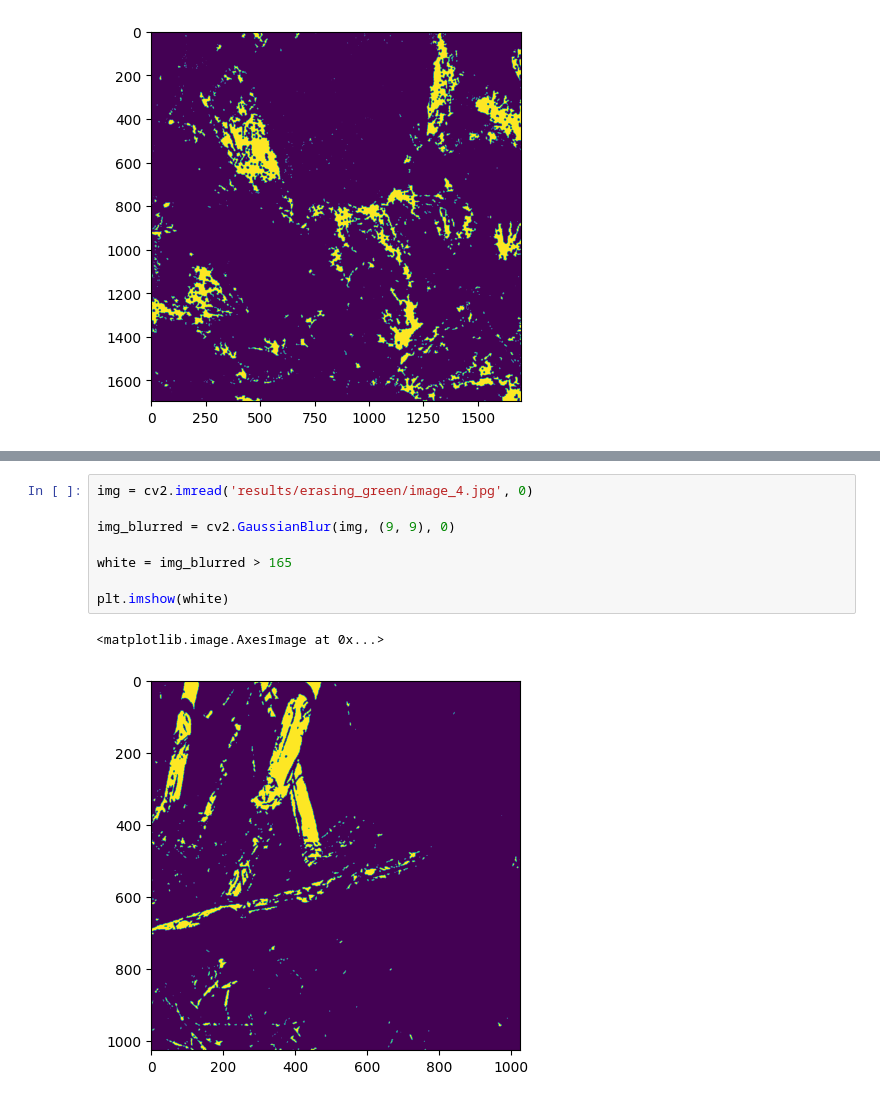
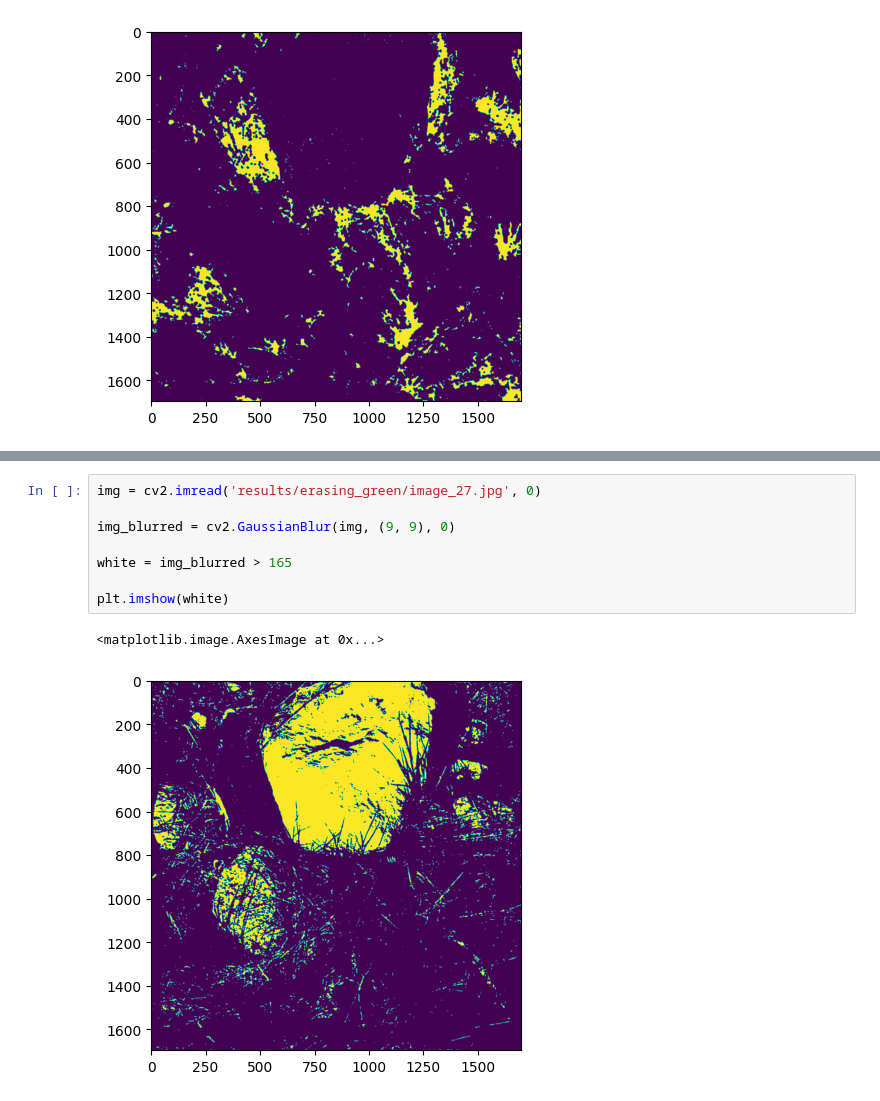
Before and after one commit to dustydells/mtech_reu_plants, a Jupyter notebook: segment_rocks.ipynb, the cells around one changed output, grey strips where cells are left out. Drawn from its saved outputs; the diff is of its cells as text.

```diff
--- a/segment_rocks.ipynb
+++ b/segment_rocks.ipynb
@@ -146,11 +130,11 @@ plt.hist(img.flat, bins = 100)
 # %%
-img = cv2.imread('results/erasing_green/image_4.jpg', 0)
+img = cv2.imread('results/erasing_green/image_27.jpg', 0)
 
 img_blurred = cv2.GaussianBlur(img, (9, 9), 0)
 
 white = img_blurred > 165
 
 plt.imshow(white)
 # %% [output]
 <matplotlib.image.AxesImage at 0x...>
-[figure, old version]
+[figure, new version]
```
Also changed, not shown: parts of 7 cells of this notebook, 1 other file.
